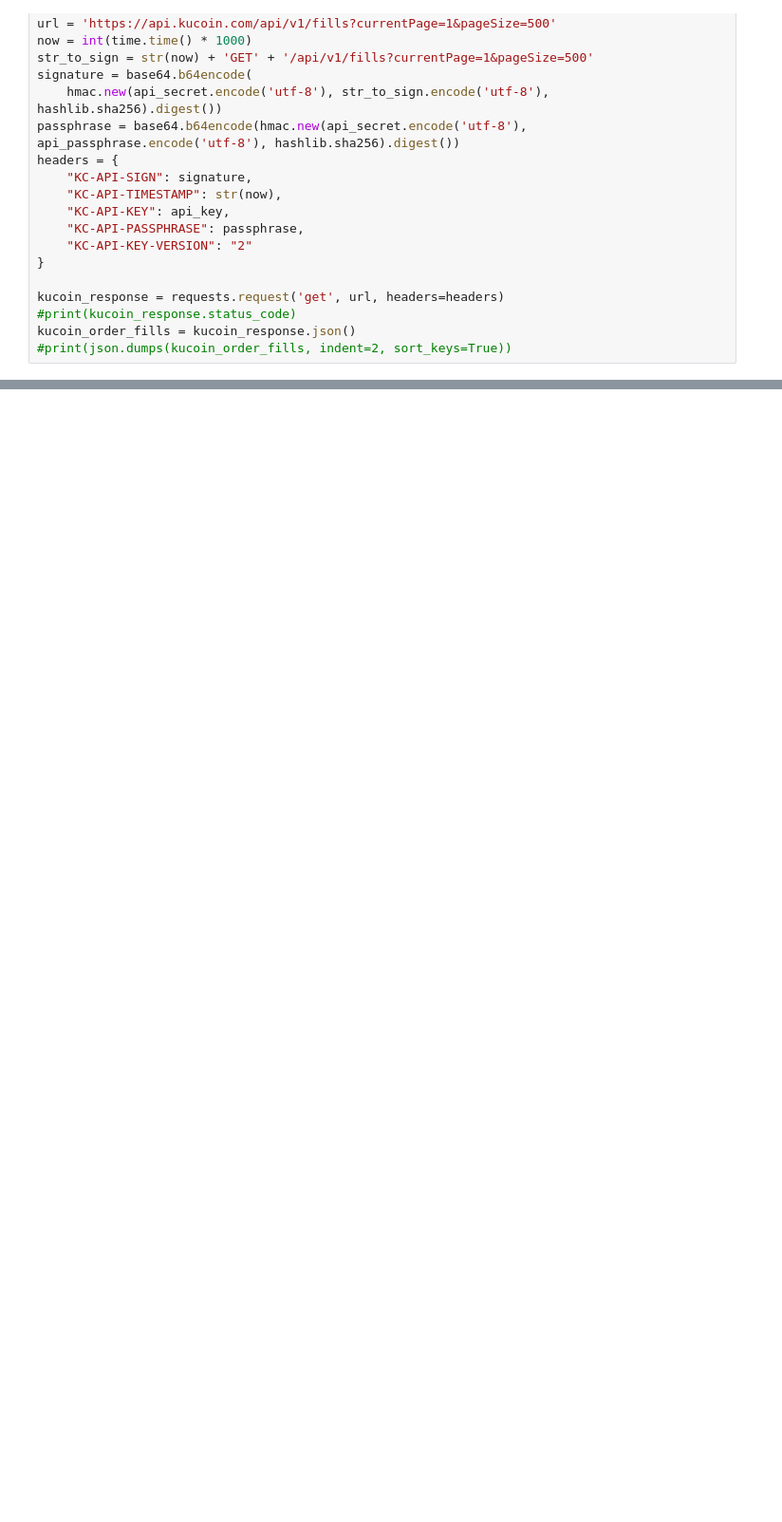
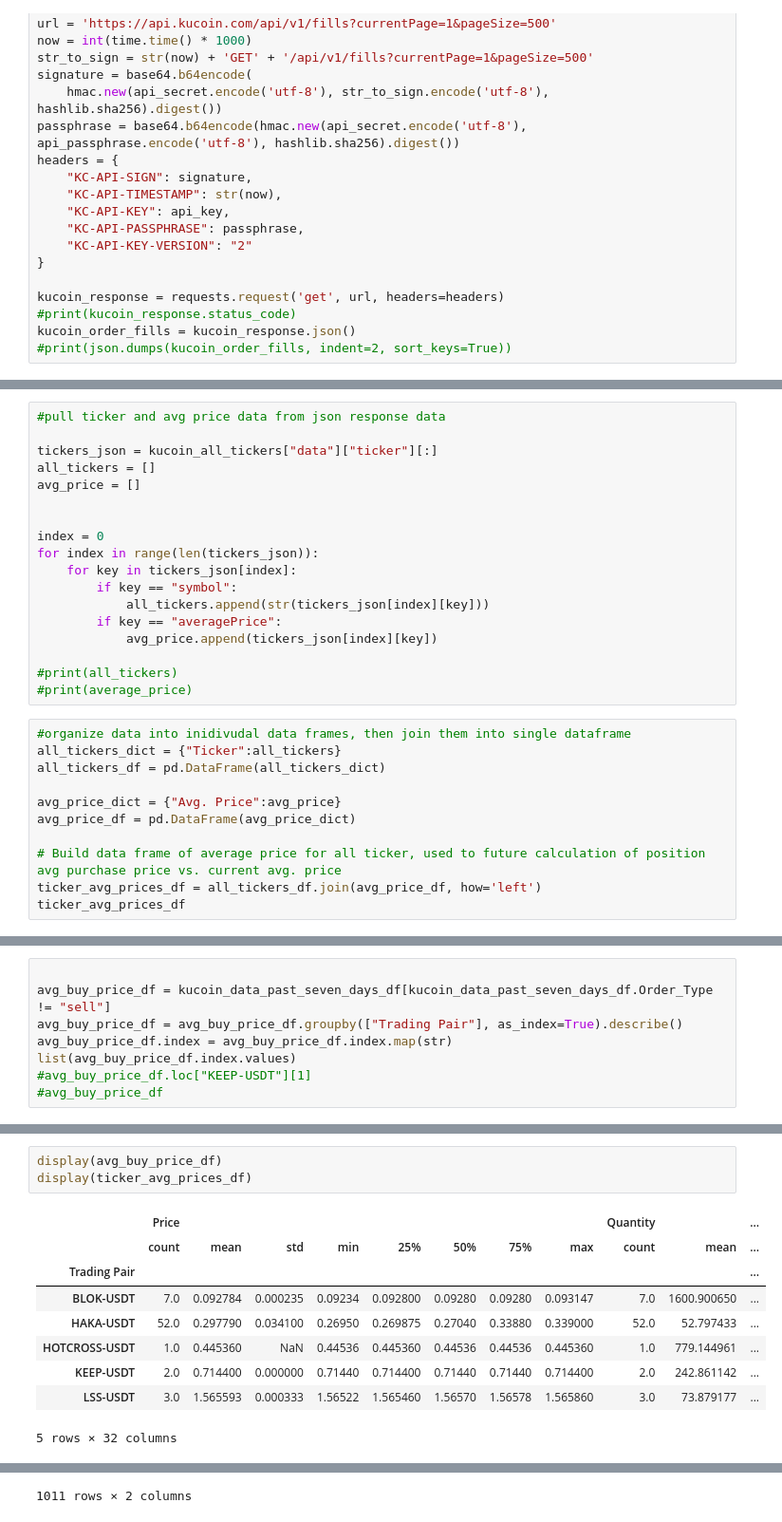
Before and after one commit to ThusSpokeZarate/kucoin_api_call, a Jupyter notebook: api_call_order_fills.ipynb, the cells around one changed output, grey strips where cells are left out. Shown at 95% size. Drawn from its saved outputs; the diff is of its cells as text; blank space fills up the shorter version.

```diff
--- a/api_call_order_fills.ipynb
+++ b/api_call_order_fills.ipynb
@@ -223,0 +296,29 @@ print(rmrk_usdt_total_buy_expense)
+# %%
+#pull ticker and avg price data from json response data
+
+tickers_json = kucoin_all_tickers["data"]["ticker"][:]
+all_tickers = []
+avg_price = []
+
+
+index = 0
+for index in range(len(tickers_json)):
+    for key in tickers_json[index]:
+        if key == "symbol":
+            all_tickers.append(str(tickers_json[index][key]))
+        if key == "averagePrice":
+            avg_price.append(tickers_json[index][key])
+
+#print(all_tickers)
+#print(average_price)
+# %%
+#organize data into inidivudal data frames, then join them into single dataframe
+all_tickers_dict = {"Ticker":all_tickers}
+all_tickers_df = pd.DataFrame(all_tickers_dict)
+
+avg_price_dict = {"Avg. Price":avg_price}
+avg_price_df = pd.DataFrame(avg_price_dict)
+
+# Build data frame of average price for all ticker, used to future calculation of position avg purchase price vs. current avg. price
+ticker_avg_prices_df = all_tickers_df.join(avg_price_df, how='left')
+ticker_avg_prices_df
@@ -223,0 +386,8 @@ print(rmrk_usdt_total_buy_expense)
+# %%
+
+avg_buy_price_df = kucoin_data_past_seven_days_df[kucoin_data_past_seven_days_df.Order_Type != "sell"]
+avg_buy_price_df = avg_buy_price_df.groupby(["Trading Pair"], as_index=True).describe()
+avg_buy_price_df.index = avg_buy_price_df.index.map(str)
+list(avg_buy_price_df.index.values)
+#avg_buy_price_df.loc["KEEP-USDT"][1]
+#avg_buy_price_df
@@ -223,0 +469,13 @@ print(rmrk_usdt_total_buy_expense)
+# %%
+display(avg_buy_price_df)
+display(ticker_avg_prices_df)
+# %% [output]
+|  | Price |  |  |  |  |  |  |  | Quantity |  | ... |
+|  | count | mean | std | min | 25% | 50% | 75% | max | count | mean | ... |
+| Trading Pair |  |  |  |  |  |  |  |  |  |  | ... |
+| BLOK-USDT | 7.0 | 0.092784 | 0.000235 | 0.09234 | 0.092800 | 0.09280 | 0.09280 | 0.093147 | 7.0 | 1600.900650 | ... |
+| HAKA-USDT | 52.0 | 0.297790 | 0.034100 | 0.26950 | 0.269875 | 0.27040 | 0.33880 | 0.339000 | 52.0 | 52.797433 | ... |
+| HOTCROSS-USDT | 1.0 | 0.445360 | NaN | 0.44536 | 0.445360 | 0.44536 | 0.44536 | 0.445360 | 1.0 | 779.144961 | ... |
+| KEEP-USDT | 2.0 | 0.714400 | 0.000000 | 0.71440 | 0.714400 | 0.71440 | 0.71440 | 0.714400 | 2.0 | 242.861142 | ... |
+| LSS-USDT | 3.0 | 1.565593 | 0.000333 | 1.56522 | 1.565460 | 1.56570 | 1.56578 | 1.565860 | 3.0 | 73.879177 | ... |
+5 rows × 32 columns
@@ -223,0 +494 @@ print(rmrk_usdt_total_buy_expense)
+1011 rows × 2 columns
```
Also changed, not shown: parts of 21 cells of this notebook, 3 other files.
